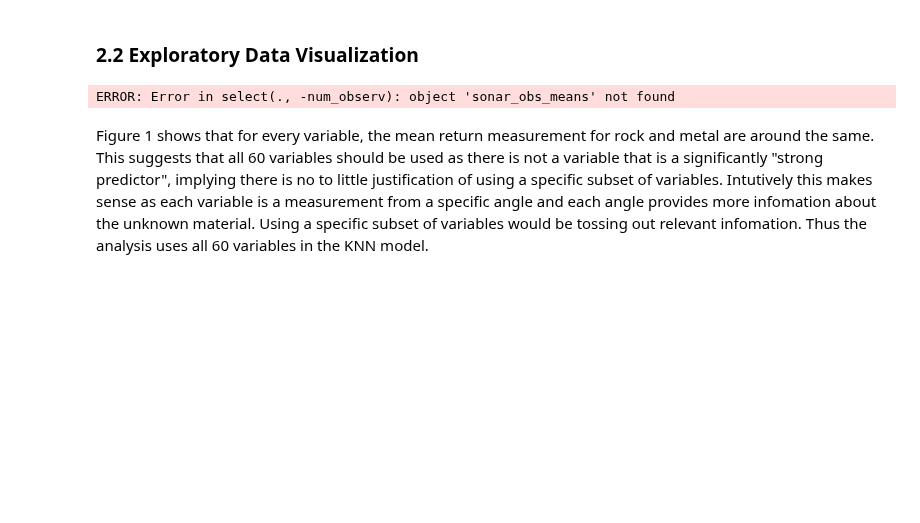
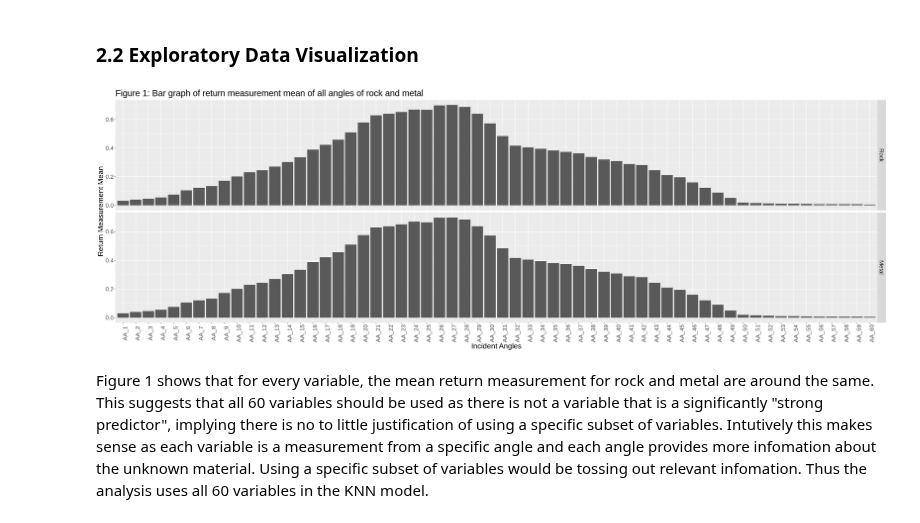
Before and after one commit to m2icocoa/group_project_team_6, a Jupyter notebook: proposal.ipynb, the cells around one changed output. Drawn from its saved outputs; the diff is of its cells as text; code cells hidden in the pictures; blank space fills up the shorter version.

```diff
--- a/proposal.ipynb
+++ b/proposal.ipynb
@@ -115,26 +151,26 @@ A major issue is that there are 60 features, `AA_1` to `AA_60` which is a large
 # %%
 # Set size of plots
 options(repr.plot.width = 30, repr.plot.height = 10)
 
 # Tidy data
 sonar_longer <- sonar_obs_means %>%
                 select(-num_observ) %>%
                 pivot_longer(sonar_obs_means,
                              cols = AA_1:AA_60,
                              names_to = "angle",
                              values_to = "return_measurement_mean") %>%
                 mutate(angle = as_factor(angle))
 
 # Plot a bar graph of return measurement of all angles of rock and metal
 sonar_distrib_hist <- sonar_longer %>% ggplot(aes(x = angle, y = return_measurement_mean)) +
     geom_bar(stat = "identity") +
-    labs(x = "Incident Angles", y = "Return Measurement Mean", title = "Figure 1. Bar graph of return measurement mean of all angles of rock and metal") +
+    labs(x = "Incident Angles", y = "Return Measurement Mean", title = "Figure 1: Bar graph of return measurement mean of all angles of rock and metal") +
     facet_grid(rows = vars(Rocks_or_Mines)) +
     theme(axis.text.x = element_text(angle = 90, hjust = 0.5),
         text = element_text(size = 20))
 sonar_distrib_hist
 # %% [output]
-ERROR: Error in select(., -num_observ): object 'sonar_obs_means' not found
+[figure, added]
 # %% [markdown]
 Figure 1 shows that for every variable, the mean return measurement for rock and metal are around the same. This suggests that all 60 variables should be used as there is not a variable that is a significantly "strong predictor", implying there is no to little justification of using a specific subset of variables. Intutively this makes sense as each variable is a measurement from a specific angle and each angle provides more infomation about the unknown material. Using a specific subset of variables would be tossing out relevant infomation. Thus the analysis uses all 60 variables in the KNN model.
 # %% [markdown]
```
Also changed, not shown: parts of 8 cells of this notebook.
